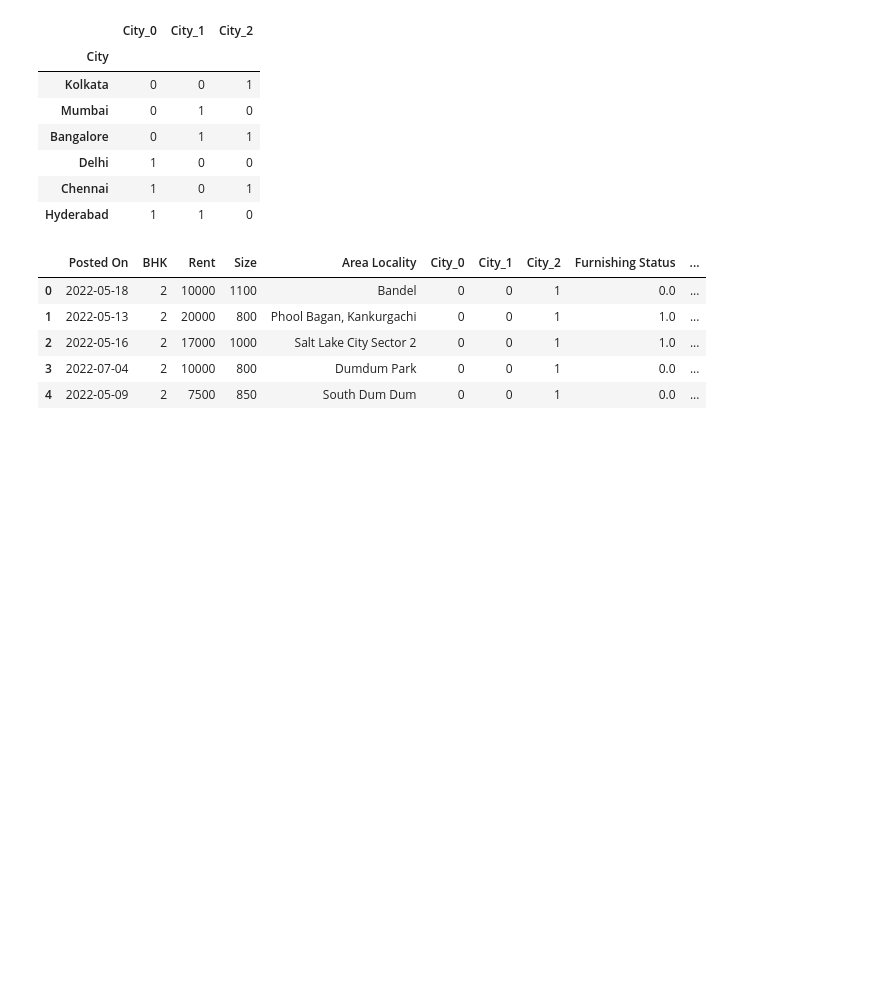
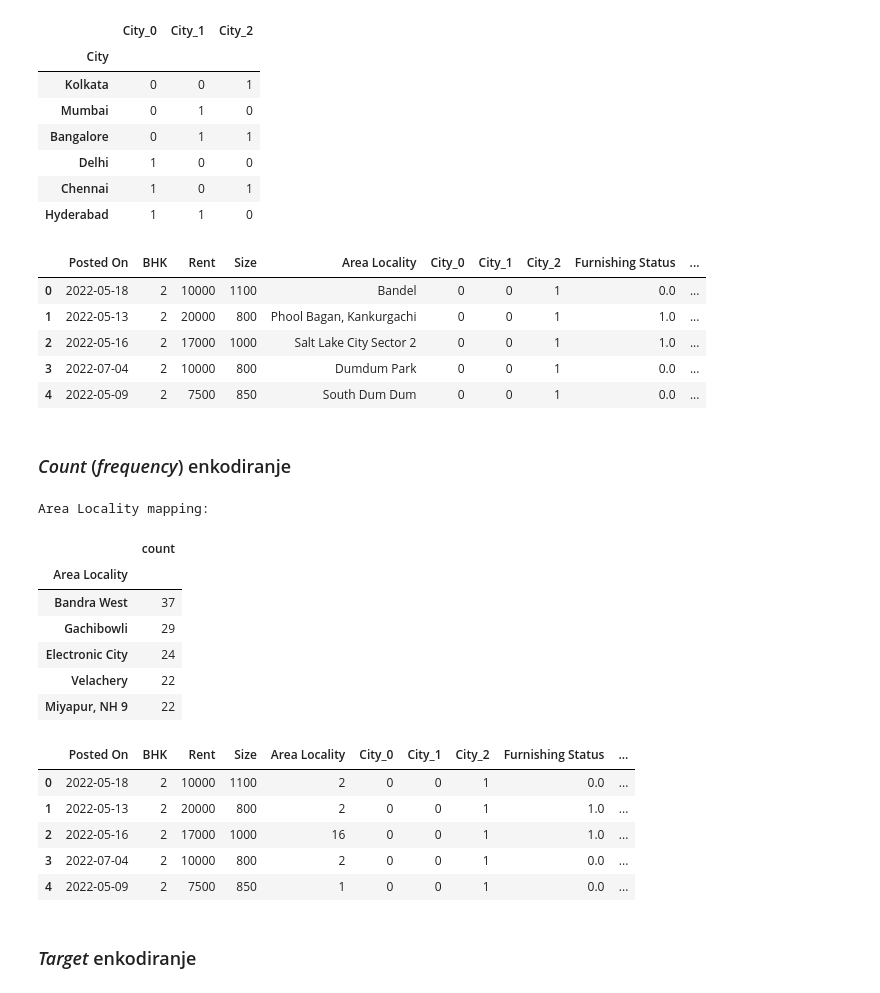
Before and after one commit to matija-speletic/preprocesiranje_seminarski_1, a Jupyter notebook: Transformacija_podataka_prakticni_deo.ipynb, the cells around one changed output. Saved outputs shown, nothing was run; the diff lists cells and outputs as text; code cells hidden in the pictures; blank space fills up the shorter version.

Commit message:
target and catboost added

```diff
--- a/Transformacija_podataka_prakticni_deo.ipynb
+++ b/Transformacija_podataka_prakticni_deo.ipynb
@@ -605,3 +605,32 @@ City mapping:
 | 2 | 2022-05-16 | 2 | 17000 | 1000 | Salt Lake City Sector 2 | 0 | 0 | 1 | 1.0 | ... |
 | 3 | 2022-07-04 | 2 | 10000 | 800 | Dumdum Park | 0 | 0 | 1 | 0.0 | ... |
 | 4 | 2022-05-09 | 2 | 7500 | 850 | South Dum Dum | 0 | 0 | 1 | 0.0 | ... |
+# %% [markdown]
+### *Count* (*frequency*) enkodiranje
+# %%
+from category_encoders import CountEncoder
+
+ce = CountEncoder(cols=['Area Locality'])
+df_area_encoded = ce.fit_transform(df_encoded)
+# %%
+print(f"Area Locality mapping:")
+display(
+    df_encoded['Area Locality'].value_counts().to_frame().head(),
+    df_area_encoded.head())
+# %% [output]
+Area Locality mapping:
+|  | count |
+| Area Locality |  |
+| Bandra West | 37 |
+| Gachibowli | 29 |
+| Electronic City | 24 |
+| Velachery | 22 |
+| Miyapur, NH 9 | 22 |
+|  | Posted On | BHK | Rent | Size | Area Locality | City_0 | City_1 | City_2 | Furnishing Status | ... |
+| 0 | 2022-05-18 | 2 | 10000 | 1100 | 2 | 0 | 0 | 1 | 0.0 | ... |
+| 1 | 2022-05-13 | 2 | 20000 | 800 | 2 | 0 | 0 | 1 | 1.0 | ... |
+| 2 | 2022-05-16 | 2 | 17000 | 1000 | 16 | 0 | 0 | 1 | 1.0 | ... |
+| 3 | 2022-07-04 | 2 | 10000 | 800 | 2 | 0 | 0 | 1 | 0.0 | ... |
+| 4 | 2022-05-09 | 2 | 7500 | 850 | 1 | 0 | 0 | 1 | 0.0 | ... |
+# %% [markdown]
+### *Target* enkodiranje
```
Also changed, not shown: parts of 5 cells of this notebook.
